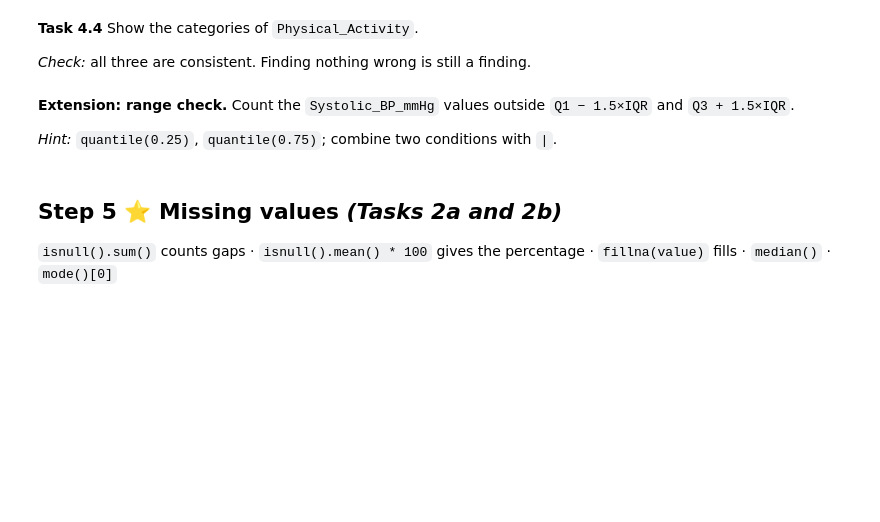
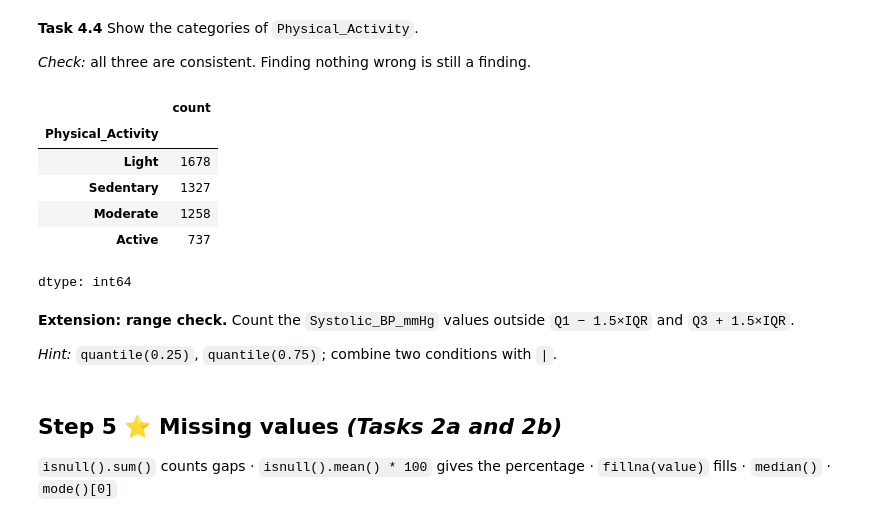
Before and after one commit to beverlygaruba/Tutorial, a Jupyter notebook: Week5_Workshop_Pandas_Student.ipynb, the cells around one changed output. Drawn from its saved outputs; the diff is of its cells as text; code cells hidden in the pictures; blank space fills up the shorter version.

```diff
--- a/Week5_Workshop_Pandas_Student.ipynb
+++ b/Week5_Workshop_Pandas_Student.ipynb
@@ -350,6 +388,15 @@ df.sort_values(['Physical_Activity', 'Age'], ascending=[True, False]).head(5)
 *Check:* all three are consistent. Finding nothing wrong is still a finding.
 # %%
 # your code here
+df['Physical_Activity'].value_counts()
+# %% [output]
+|  | count |
+| Physical_Activity |  |
+| Light | 1678 |
+| Sedentary | 1327 |
+| Moderate | 1258 |
+| Active | 737 |
+dtype: int64
 # %% [markdown]
 **Extension: range check.** Count the `Systolic_BP_mmHg` values outside `Q1 − 1.5×IQR` and `Q3 + 1.5×IQR`.
 
```
Also changed, not shown: parts of 11 cells of this notebook.
